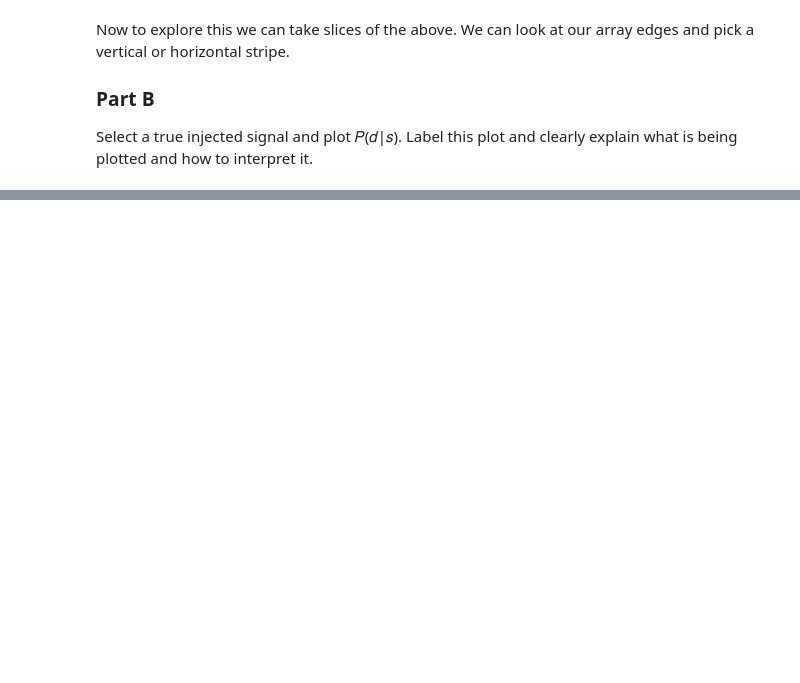
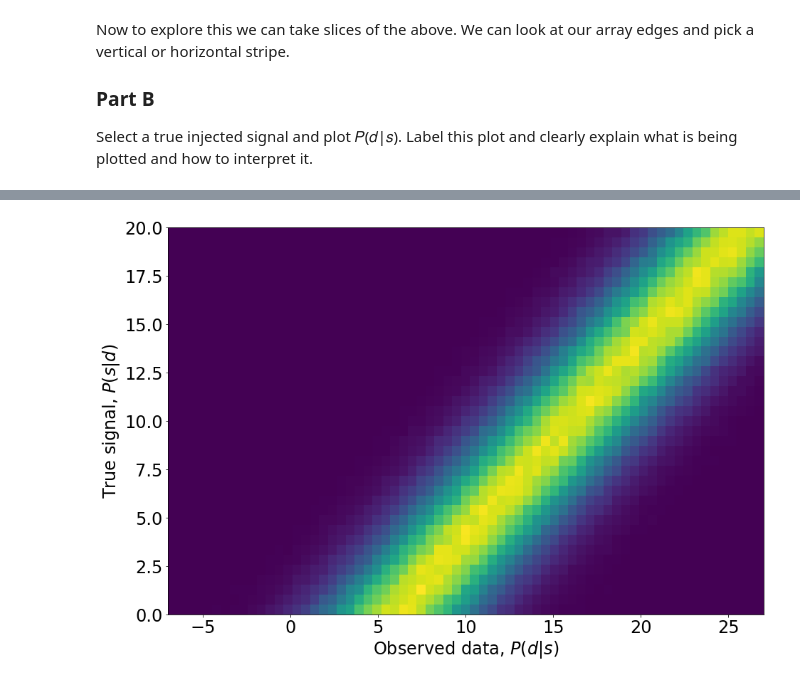
Before and after one commit to williamdolsen/phys434-21au, a Jupyter notebook: homework/hw5/homework5.ipynb, the cells around one changed output, grey strips where cells are left out. Saved outputs shown, nothing was run; the diff lists cells and outputs as text; code cells hidden in the pictures; blank space fills up the shorter version.

```diff
--- a/homework/hw5/homework5.ipynb
+++ b/homework/hw5/homework5.ipynb
@@ -86,0 +142,28 @@ Select a true injected signal and plot 𝑃(𝑠|𝑑).  Label this plot and cle
+# %%
+# define our background parameters
+p2_mean = 6
+p2_std = 3
+
+# draw data for our background
+p2_bkgd = stats.norm.rvs(loc=p2_mean, scale=p2_std, size=1000000)
+
+# draw data for our signal
+signal_low = 0.0
+signal_high = 20.0
+p2_signal = np.random.uniform(low=signal_low, high=signal_high, size=1000000)
+
+# define our overall data
+p2_data = p2_bkgd + p2_signal
+
+# define our bin edges
+signaledges = np.linspace(0,20,40)
+dataedges = np.linspace(-7,27,68)
+
+# group the results into bins
+p2_Psd, temp, temp2 = np.histogram2d(p2_data, p2_signal, bins=[dataedges,signaledges], density=True)
+# note: temp == dataedges and temp2 == signaledges
+
+# plot
+plot_2d_hist(signaledges, dataedges, p2_Psd)
+# %% [output]
+[figure, added]
```
Also changed, not shown: parts of 15 cells of this notebook.
